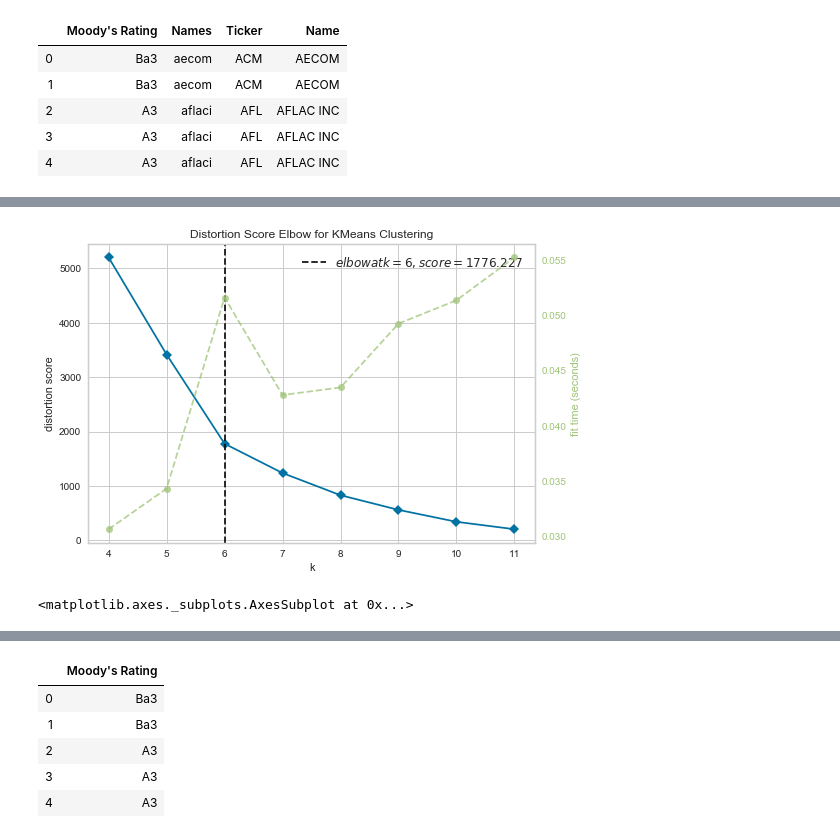
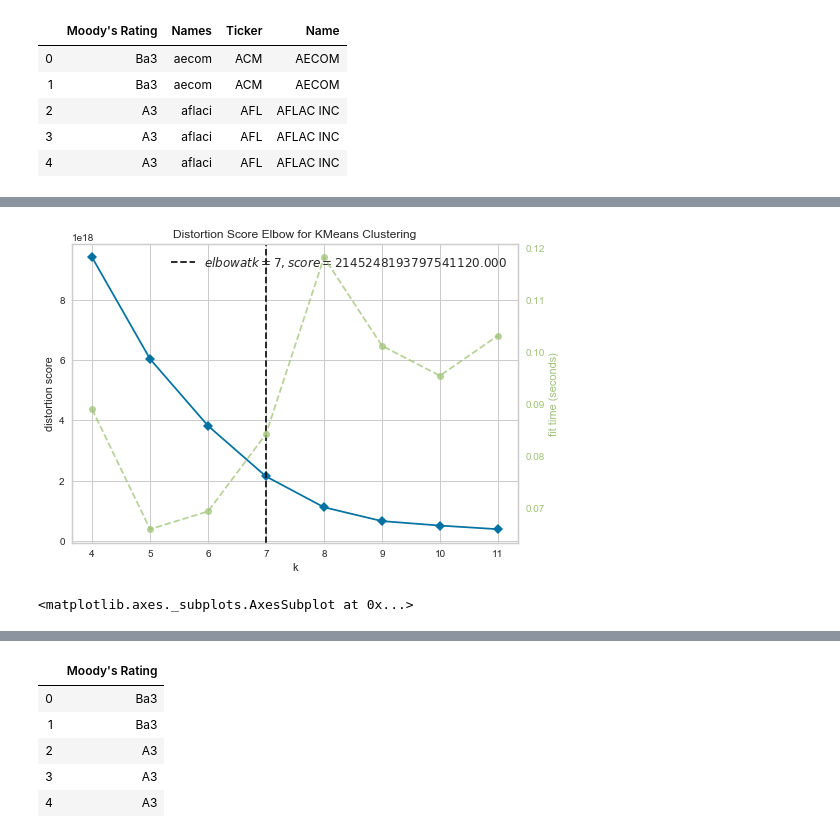
Before and after one commit to WickedoneC/Final_Proj, a Jupyter notebook: Data_Redo/Models copy/Clustering.ipynb, the cells around one changed output, grey strips where cells are left out. Cells and saved outputs as stored; diff of their text form; code cells hidden in the pictures.

```diff
--- a/Data_Redo/Models copy/Clustering.ipynb
+++ b/Data_Redo/Models copy/Clustering.ipynb
@@ -272,18 +272,18 @@ plt.title('Visualization of raw data');
 # %%
 from sklearn.cluster import KMeans
 from sklearn.datasets import make_blobs
 
 from yellowbrick.cluster import KElbowVisualizer
 
 # Generate synthetic dataset with 8 random clusters
 # X, y = make_blobs(n_samples=1000, n_features=12, centers=8, random_state=42)
 
 # Instantiate the clustering model and visualizer
 model = KMeans()
 visualizer = KElbowVisualizer(model, k=(4,12))
 
-visualizer.fit(r)        # Fit the data to the visualizer
+visualizer.fit(X)        # Fit the data to the visualizer
 visualizer.show()        # Finalize and render the figure
 # %% [output]
-[figure, old version]
+[figure, new version]
 <matplotlib.axes._subplots.AxesSubplot at 0x...>
```
Also changed, not shown: parts of 78 cells of this notebook, 7 other files.
